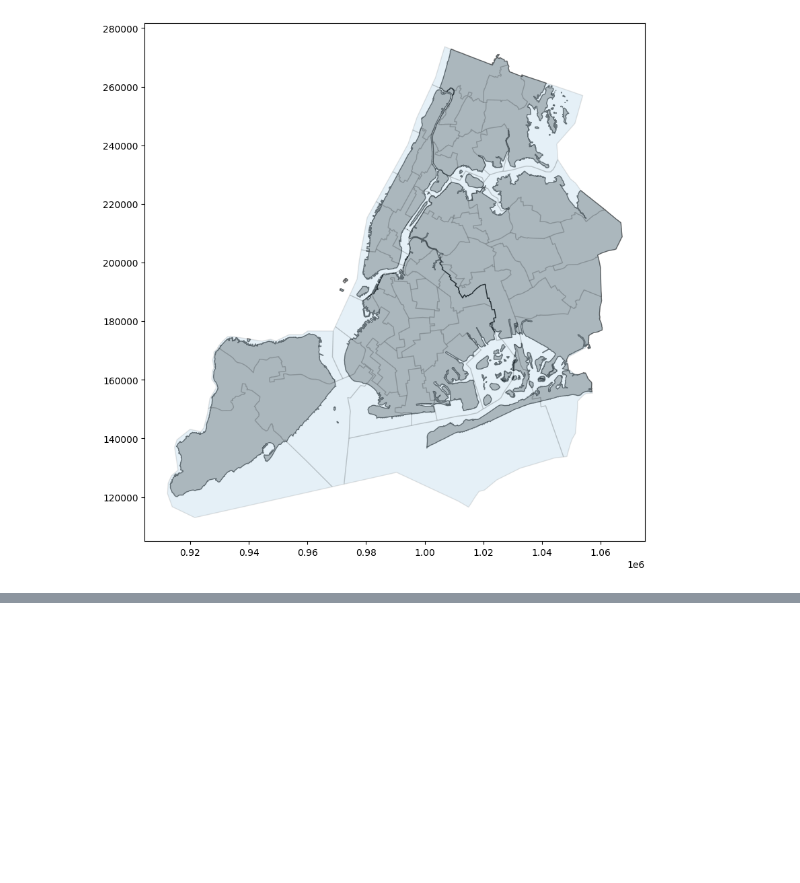
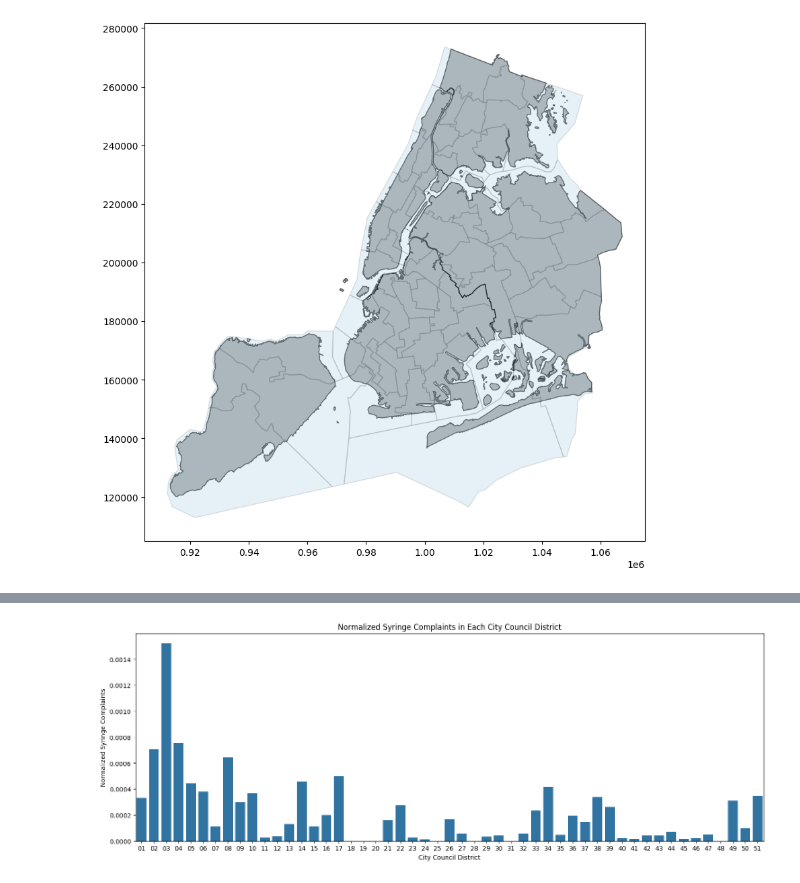
Before and after one commit to abretti/em212-applied-data-science, a Jupyter notebook: Final_Project.ipynb, the cells around one changed output, grey strips where cells are left out. Cells and saved outputs as stored; diff of their text form; code cells hidden in the pictures; blank space fills up the shorter version.

```diff
--- a/Final_Project.ipynb
+++ b/Final_Project.ipynb
@@ -220,0 +373,3 @@ plt.show()
+# %%
+# Turn total_complaints_2024 into a GeoDataFrame
+total_complaints_2024 = gpd.GeoDataFrame(total_complaints_2024, geometry = gpd.points_from_xy(total_complaints_2024.longitude, total_complaints_2024.latitude), crs = 'EPSG:4326').to_crs(2263)
@@ -220,0 +387,14 @@ plt.show()
+# %%
+# Load city council districts shape file
+ccd = gpd.read_file('/content/Districts 2022-10-06.shp')
+ccd = ccd.to_crs(2263)
+# %%
+# Perform a spatial join to match each 311 complaint with its city council district
+total_complaints_2024 = total_complaints_2024.sjoin(ccd[['DISTRICT', 'geometry']], how="left")
+# %%
+# Group by city council district and count the total complaints and syringe complaints
+ccd_complaints = total_complaints_2024.groupby('DISTRICT').agg(total_complaints=('unique_key', 'count'),
+                                              syringe_complaints=('descriptor', lambda x: (x == 'Syringes').sum()))
+
+# For each city council district, calculate the normalizd syringe complaints
+ccd_complaints['normalized_syringe_complaints'] = ccd_complaints['syringe_complaints'] / ccd_complaints['total_complaints']
@@ -220,0 +411,10 @@ plt.show()
+# %%
+# Plot the normalized syringe complaints in each city council district
+plt.figure(figsize=(18, 6))
+sns.barplot(data = ccd_complaints['normalized_syringe_complaints'])
+plt.xlabel('City Council District')
+plt.ylabel('Normalized Syringe Complaints')
+plt.title('Normalized Syringe Complaints in Each City Council District')
+plt.show()
+# %% [output]
+[figure, added]
```
Also changed, not shown: parts of 25 cells of this notebook.
